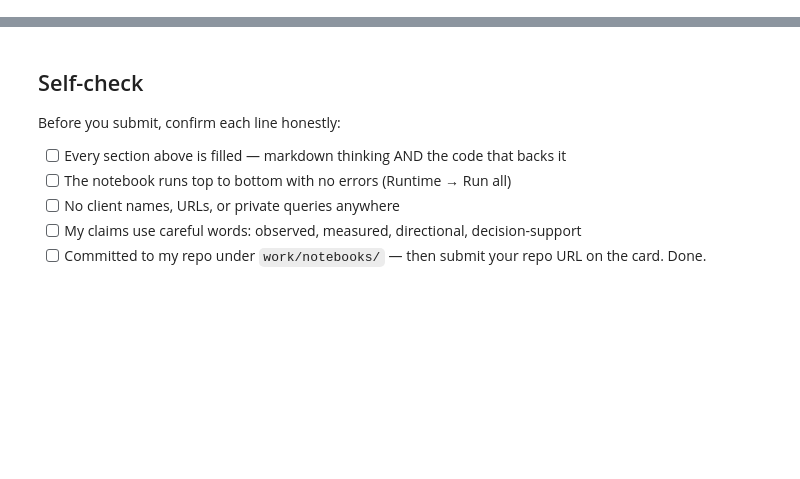
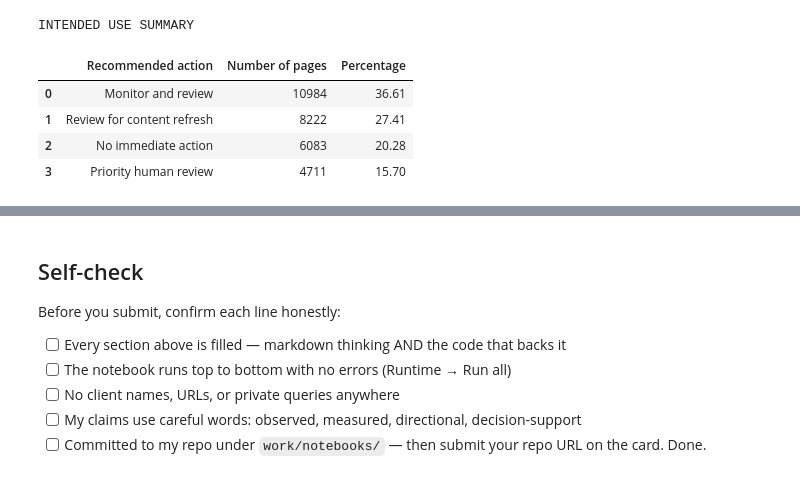
Before and after one commit to Rimshakalhoro/flyrank-ml-internship-rimsha, a Jupyter notebook: work/notebooks/w07_action_playbook.ipynb, the cells around one changed output, grey strips where cells are left out. Drawn from its saved outputs; the diff is of its cells as text; code cells hidden in the pictures; blank space fills up the shorter version.

```diff
--- a/work/notebooks/w07_action_playbook.ipynb
+++ b/work/notebooks/w07_action_playbook.ipynb
@@ -43,0 +281,68 @@ This skeleton is yours to fill. Work the sections **in order** — each one has
+# %%
+# ============================================================
+# ML-10 SECTION 2 — INTENDED USE AND LIMITS
+# ============================================================
+
+# Count pages by recommendation
+
+use_summary = (
+    action_queue["recommended_action"]
+    .value_counts()
+    .reset_index()
+)
+
+use_summary.columns = [
+    "Recommended action",
+    "Number of pages"
+]
+
+# Calculate percentage
+
+use_summary["Percentage"] = (
+    use_summary["Number of pages"]
+    / use_summary["Number of pages"].sum()
+    * 100
+).round(2)
+
+
+print("INTENDED USE SUMMARY")
+
+display(use_summary)
+
+
+# Show dataset coverage
+
+print("\nDATASET COVERAGE")
+
+coverage = {
+    "Total rows": len(df),
+    "Eligible pages": int(df["eligible"].sum()),
+    "Pages in action queue": len(action_queue),
+    "Content types": df["content_type"].nunique()
+}
+
+for key, value in coverage.items():
+    print(f"{key}: {value}")
+
+
+print("""
+LIMIT CHECK:
+
+The recommendations are based only on the available dataset signals.
+
+They do not include:
+- business value
+- content quality judged by humans
+- technical website issues
+- external algorithm changes
+- future search behavior
+
+Therefore, the queue should be used for decision-support and human review.
+""")
+# %% [output]
+INTENDED USE SUMMARY
+|  | Recommended action | Number of pages | Percentage |
+| 0 | Monitor and review | 10984 | 36.61 |
+| 1 | Review for content refresh | 8222 | 27.41 |
+| 2 | No immediate action | 6083 | 20.28 |
+| 3 | Priority human review | 4711 | 15.70 |
```
Also changed, not shown: parts of 21 cells of this notebook.
